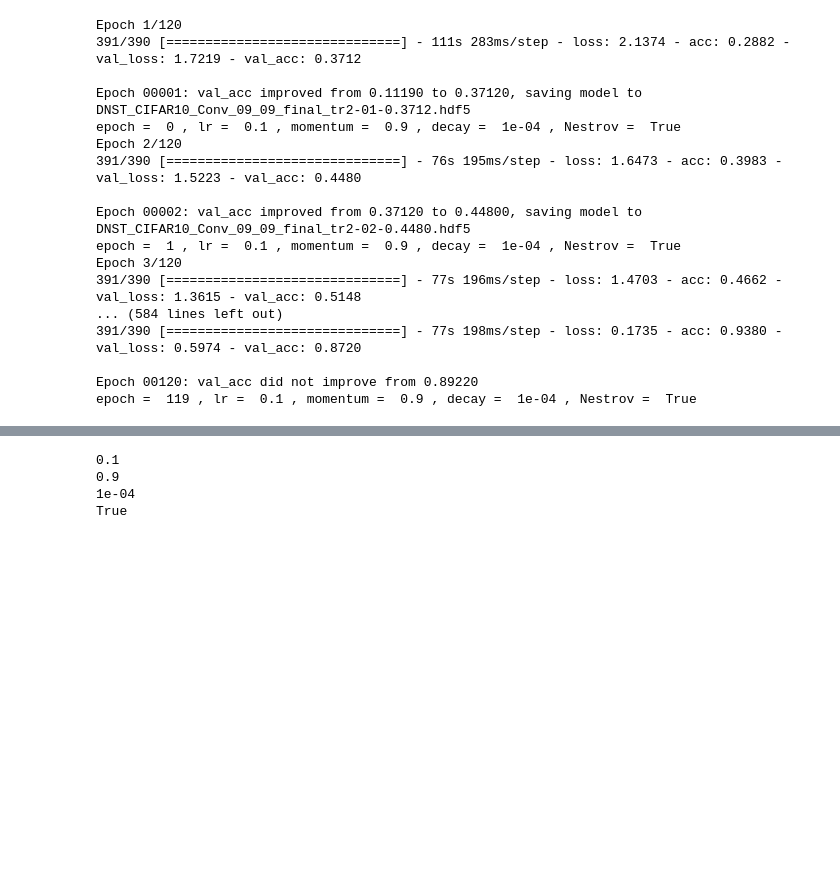
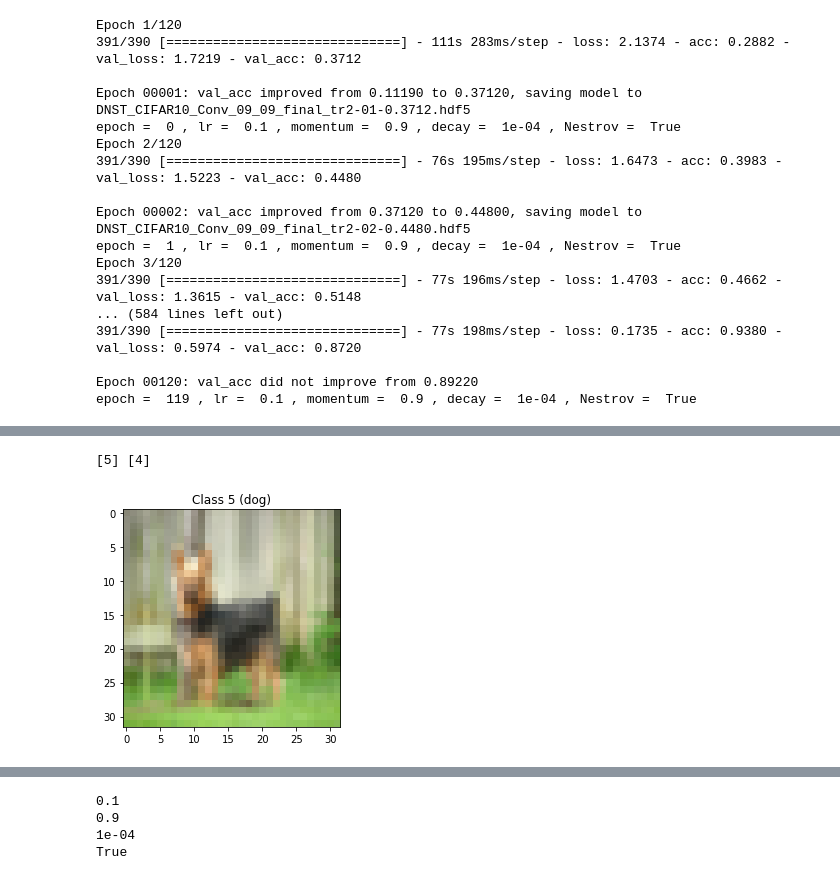
Before and after one commit to TonyIssacJames/EIP2_Ass4, a Jupyter notebook: DNST_CIFAR10_EIP2_Ass4.ipynb, the cells around one changed output, grey strips where cells are left out. Drawn from its saved outputs; the diff is of its cells as text; code cells hidden in the pictures; blank space fills up the shorter version.

```diff
--- a/DNST_CIFAR10_EIP2_Ass4.ipynb
+++ b/DNST_CIFAR10_EIP2_Ass4.ipynb
@@ -749,0 +787,19 @@ Train accuracy: 0.92494
+# %%
+# Load CIFAR10 Data old as one got normalised
+
+(X_train, Y_train), (X_test, Y_test) = cifar10.load_data()
+# %%
+Y_pred = Y_pred.reshape(10000, 1)
+# %%
+Y_correct = (Y_pred == Y_test)
+# %%
+count = 0
+mis_predict = []
+for i, val in enumerate(Y_correct):
+    if not val:
+        count += 1
+        #draw_img(i, X_train, Y_train, class_name)
+        mis_predict.append(i)
+        #print("count = ", count)
+        if count == 10:
+            break
@@ -749,0 +825,7 @@ Train accuracy: 0.92494
+# %%
+index = mis_predict[0]
+draw_img(index, X_test, Y_test, class_name)
+print(Y_test[index], Y_pred[index])
+# %% [output]
+[5] [4]
+[figure, added]
```
Also changed, not shown: parts of 30 cells of this notebook.
